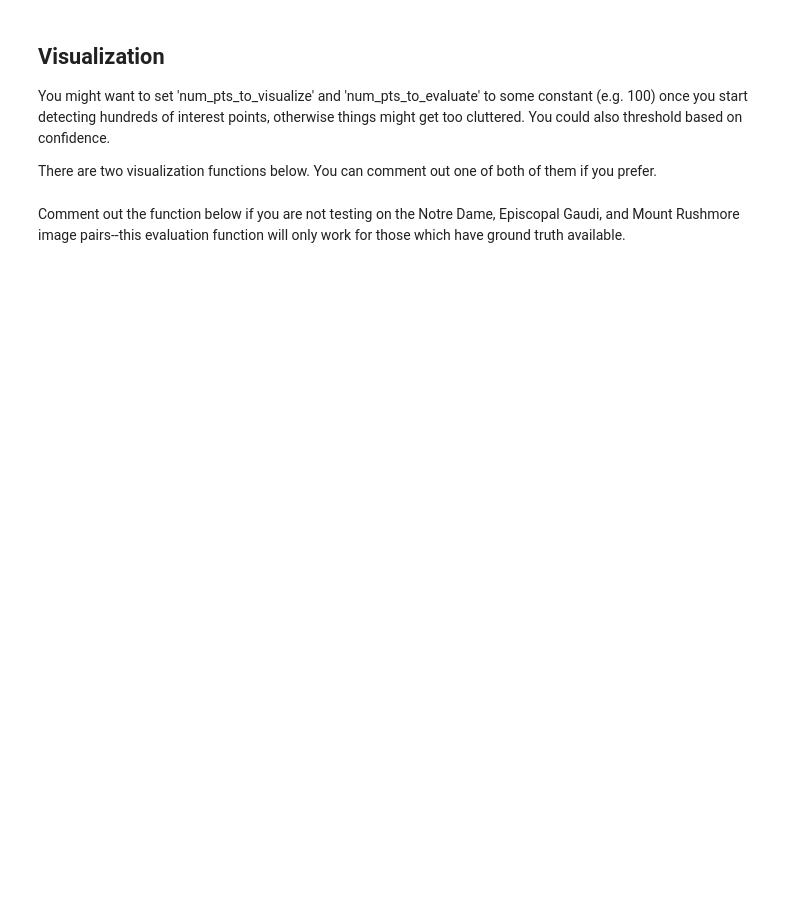
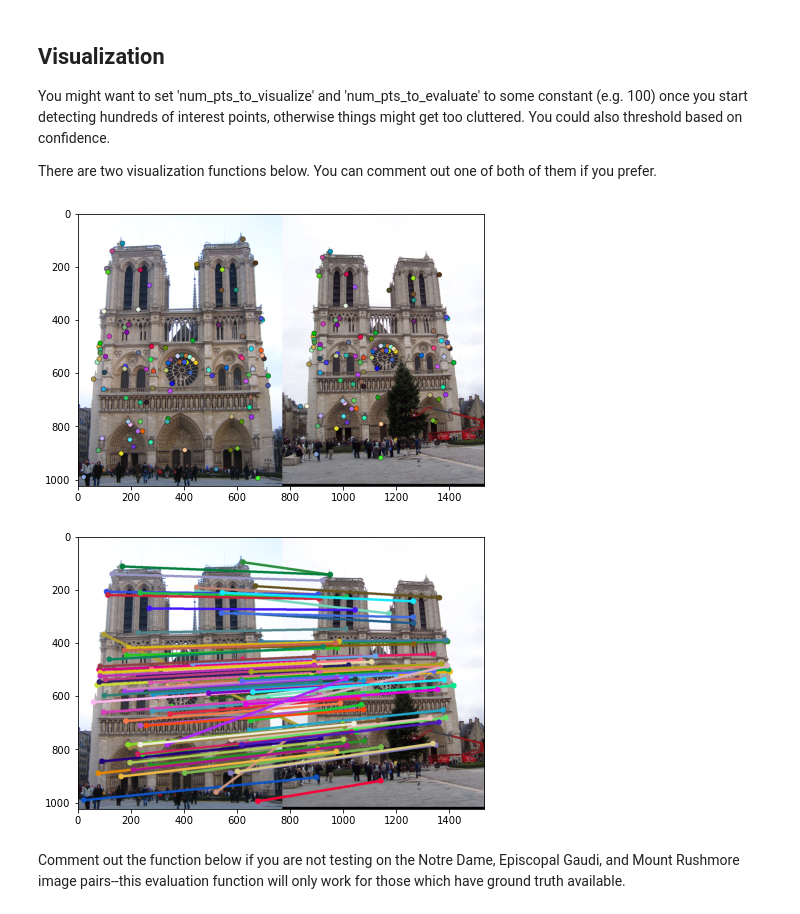
Before and after one commit to m-a-c-e/Computer-Vision, a Jupyter notebook: project-2/project-2.ipynb, the cells around one changed output. Drawn from its saved outputs; the diff is of its cells as text; code cells hidden in the pictures; blank space fills up the shorter version.

```diff
--- a/project-2/project-2.ipynb
+++ b/project-2/project-2.ipynb
@@ -232,19 +276,22 @@ There are two visualization functions below. You can comment out one of both of
 # %%
 import os
 from vision.utils import show_correspondence_circles, show_correspondence_lines
 os.makedirs('./results', exist_ok=True)
 # num_pts_to_visualize = len(matches)
-num_pts_to_visualize = 200
+num_pts_to_visualize = 100
 c1 = show_correspondence_circles(image1, image2,
                     X1[matches[:num_pts_to_visualize, 0]], Y1[matches[:num_pts_to_visualize, 0]],
                     X2[matches[:num_pts_to_visualize, 1]], Y2[matches[:num_pts_to_visualize, 1]])
 plt.figure(figsize=(10,5)); plt.imshow(c1)
 plt.savefig('./results/vis_circles.jpg', dpi=1000)
 c2 = show_correspondence_lines(image1, image2,
                     X1[matches[:num_pts_to_visualize, 0]], Y1[matches[:num_pts_to_visualize, 0]],
                     X2[matches[:num_pts_to_visualize, 1]], Y2[matches[:num_pts_to_visualize, 1]])
 plt.figure(figsize=(10,5)); plt.imshow(c2)
 plt.savefig('./results/vis_lines.jpg', dpi=1000)
+# %% [output]
+[figure, added]
+[figure, added]
 # %% [markdown]
 Comment out the function below if you are not testing on the Notre Dame, Episcopal Gaudi, and Mount Rushmore image pairs--this evaluation function will only work for those which have ground truth available.
 # %%
```
Also changed, not shown: parts of 19 cells of this notebook, 32 other files.
